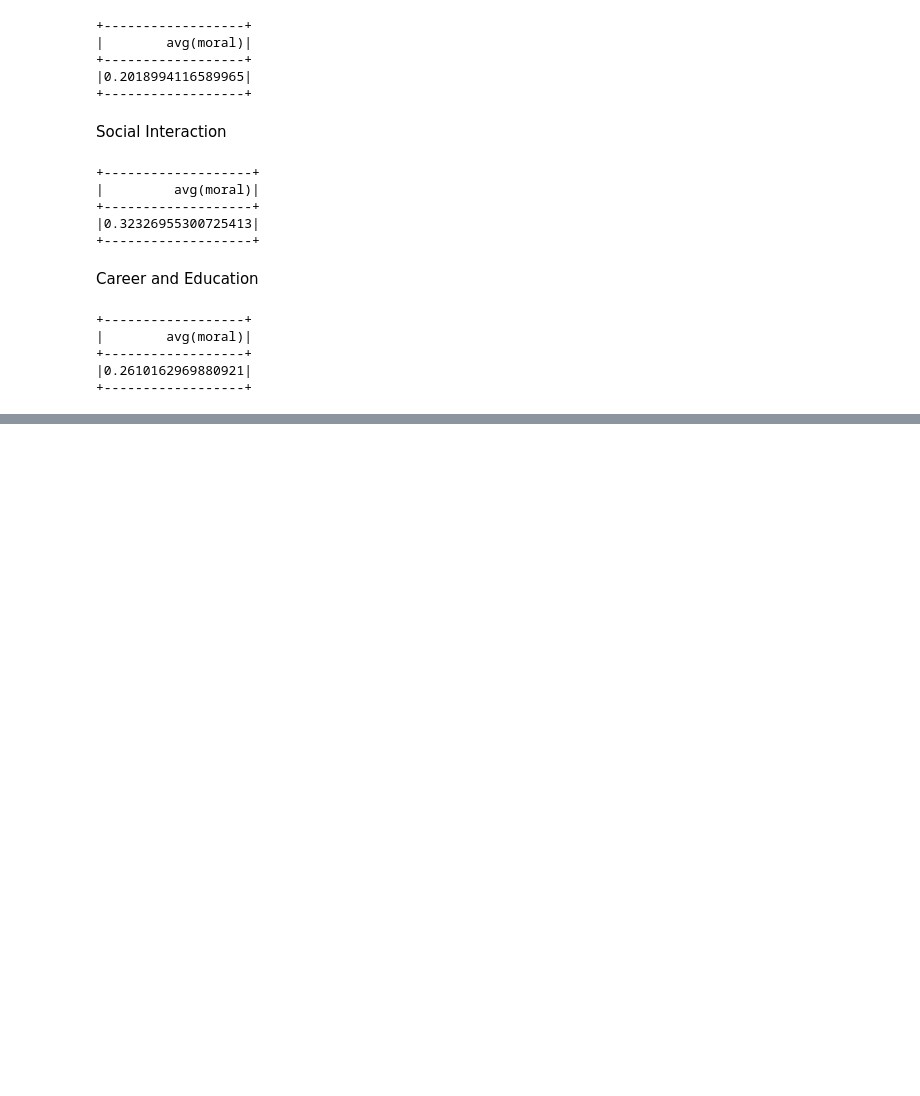
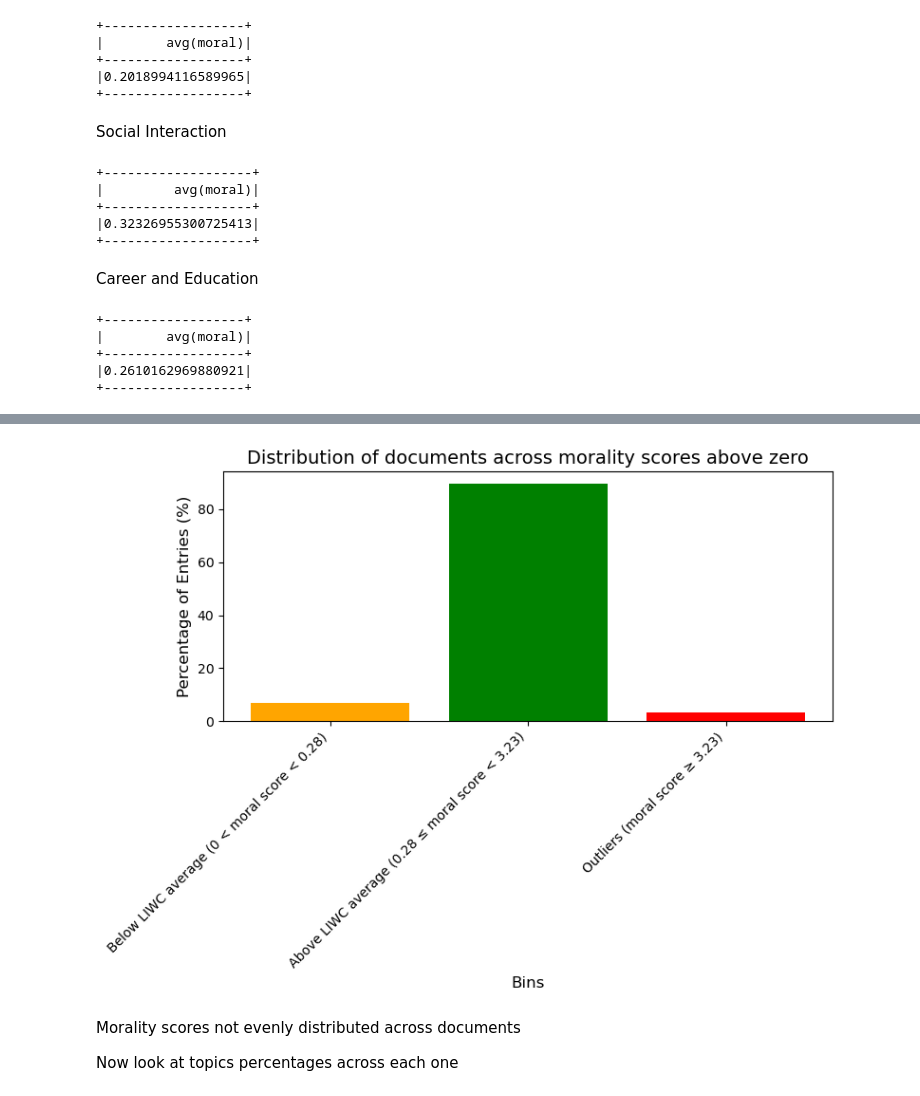
Before and after one commit to natashacarpcast/selfimprovement, a Jupyter notebook: other_testing/topics_morality_exploration.ipynb, the cells around one changed output, grey strips where cells are left out. Saved outputs shown, nothing was run; the diff lists cells and outputs as text; code cells hidden in the pictures; blank space fills up the shorter version.

```diff
--- a/other_testing/topics_morality_exploration.ipynb
+++ b/other_testing/topics_morality_exploration.ipynb
@@ -129,0 +464,31 @@ data.filter(array_contains(data['relevant_attr'], 8)).select(mean("moral")).show
+# %%
+# Keep only bins 1, 2, and 3
+selected_bins = [bin_1, bin_2, bin_3]
+
+# Count the number of entries in these bins
+bin_sizes = [bin.shape[0] for bin in selected_bins]
+
+# Calculate percentages for these bins
+total_count = sum(bin_sizes)
+bin_percentages = [(size / total_count) * 100 for size in bin_sizes]
+
+# Define updated bin labels
+bin_labels = ['Below LIWC average (0 < moral score < 0.28)',
+              'Above LIWC average (0.28 ≤ moral score < 3.23)',
+              'Outliers (moral score ≥ 3.23)']
+
+# Create the bar plot
+plt.figure(figsize=(8, 6))
+plt.bar(bin_labels, bin_percentages, color=['orange', 'green', 'red'])
+plt.xlabel('Bins', fontsize=12)
+plt.ylabel('Percentage of Entries (%)', fontsize=12)
+plt.title('Distribution of documents across morality scores above zero', fontsize=14)
+plt.xticks(rotation=45, ha='right')
+plt.tight_layout()
+plt.show()
+# %% [output]
+[figure, added]
+# %% [markdown]
+Morality scores not evenly distributed across documents
+
+Now look at topics percentages across each one
```
Also changed, not shown: parts of 44 cells of this notebook, 1 other file.
